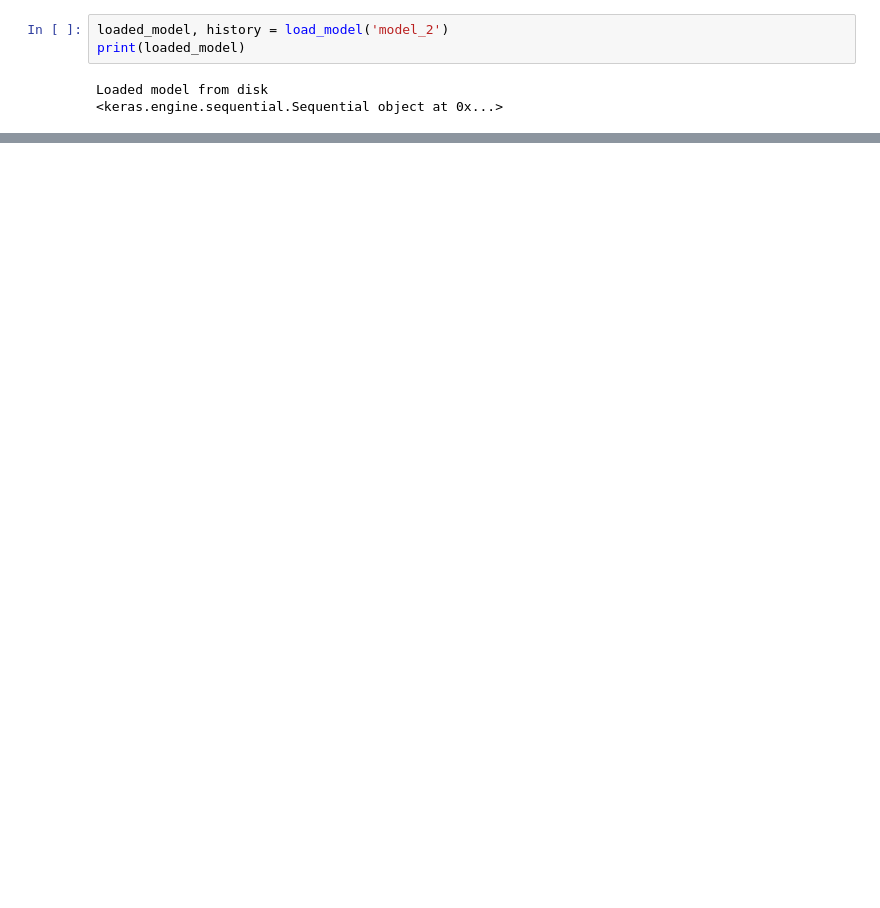
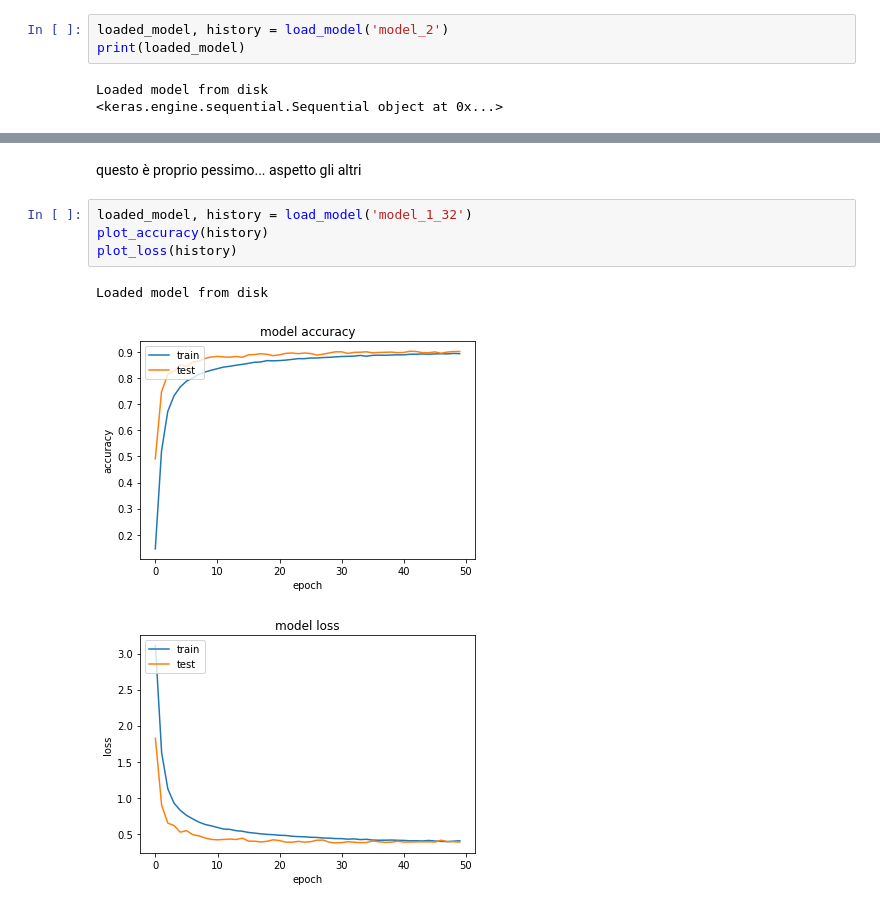
Before and after one commit to ginevracoal/SpeechRecognitionProject, a Jupyter notebook: keras_CNN/CNN_tests.ipynb, the cells around one changed output, grey strips where cells are left out. Cells and saved outputs as stored; diff of their text form; blank space fills up the shorter version.

```diff
--- a/keras_CNN/CNN_tests.ipynb
+++ b/keras_CNN/CNN_tests.ipynb
@@ -179,0 +210,10 @@ plot_history(history)
+# %% [markdown]
+questo è proprio pessimo... aspetto gli altri
+# %%
+loaded_model, history = load_model('model_1_32')
+plot_accuracy(history)
+plot_loss(history)
+# %% [output]
+Loaded model from disk
+[figure, added]
+[figure, added]
```
Also changed, not shown: parts of 12 cells of this notebook, 50 other files.
